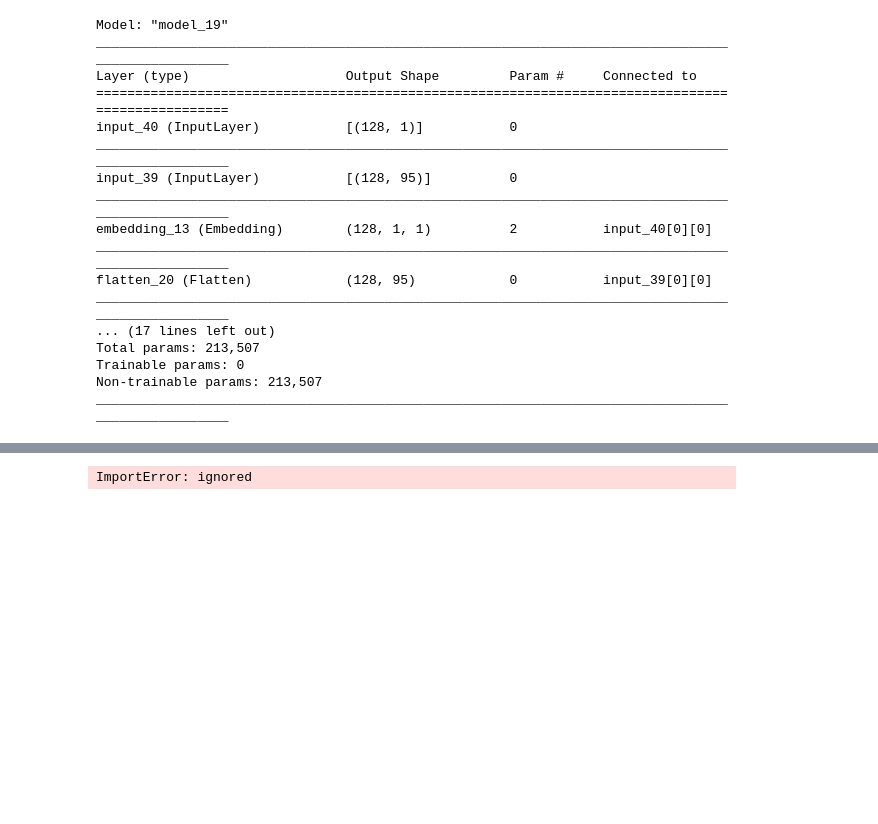
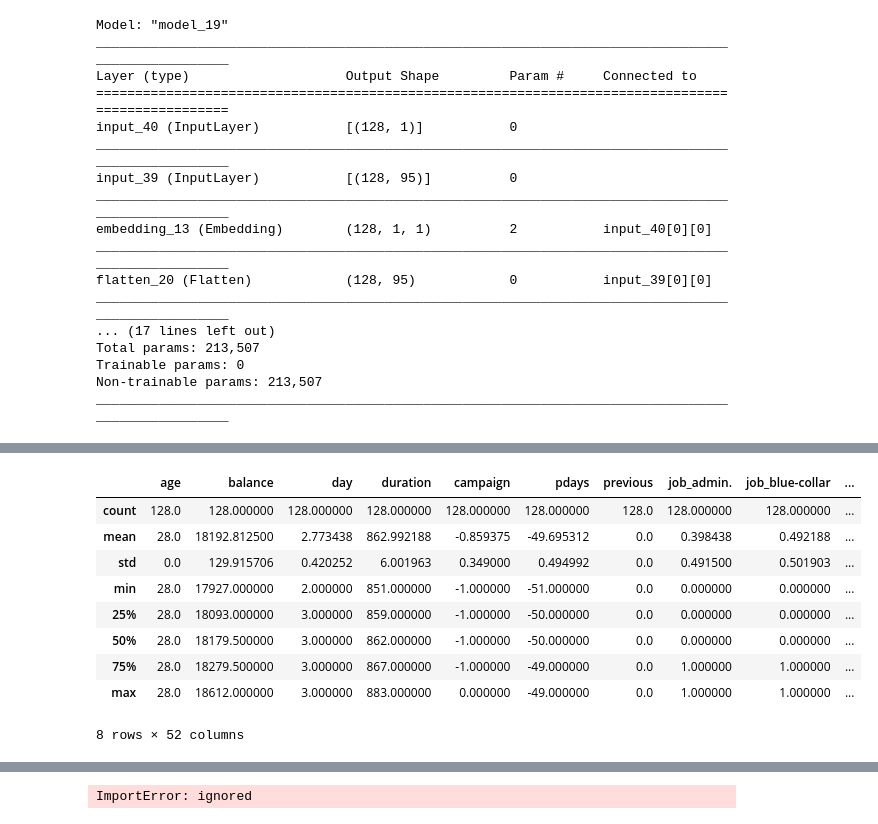
Before and after one commit to guyfreund/data_drift_detection, a Jupyter notebook: src/pipeline/data_generation/bank_marketing_generative_model_training.ipynb, the cells around one changed output, grey strips where cells are left out. Drawn from its saved outputs; the diff is of its cells as text; code cells hidden in the pictures; blank space fills up the shorter version.

```diff
--- a/src/pipeline/data_generation/bank_marketing_generative_model_training.ipynb
+++ b/src/pipeline/data_generation/bank_marketing_generative_model_training.ipynb
@@ -217,0 +241,13 @@ ________________________________________________________________________________
+# %%
+generated_df_class_true.describe()
+# %% [output]
+|  | age | balance | day | duration | campaign | pdays | previous | job_admin. | job_blue-collar | ... |
+| count | 128.0 | 128.000000 | 128.000000 | 128.000000 | 128.000000 | 128.000000 | 128.0 | 128.000000 | 128.000000 | ... |
+| mean | 28.0 | 18192.812500 | 2.773438 | 862.992188 | -0.859375 | -49.695312 | 0.0 | 0.398438 | 0.492188 | ... |
+| std | 0.0 | 129.915706 | 0.420252 | 6.001963 | 0.349000 | 0.494992 | 0.0 | 0.491500 | 0.501903 | ... |
+| min | 28.0 | 17927.000000 | 2.000000 | 851.000000 | -1.000000 | -51.000000 | 0.0 | 0.000000 | 0.000000 | ... |
+| 25% | 28.0 | 18093.000000 | 3.000000 | 859.000000 | -1.000000 | -50.000000 | 0.0 | 0.000000 | 0.000000 | ... |
+| 50% | 28.0 | 18179.500000 | 3.000000 | 862.000000 | -1.000000 | -50.000000 | 0.0 | 0.000000 | 0.000000 | ... |
+| 75% | 28.0 | 18279.500000 | 3.000000 | 867.000000 | -1.000000 | -49.000000 | 0.0 | 1.000000 | 1.000000 | ... |
+| max | 28.0 | 18612.000000 | 3.000000 | 883.000000 | 0.000000 | -49.000000 | 0.0 | 1.000000 | 1.000000 | ... |
+8 rows × 52 columns
```
Also changed, not shown: parts of 14 cells of this notebook, 2 other files.
